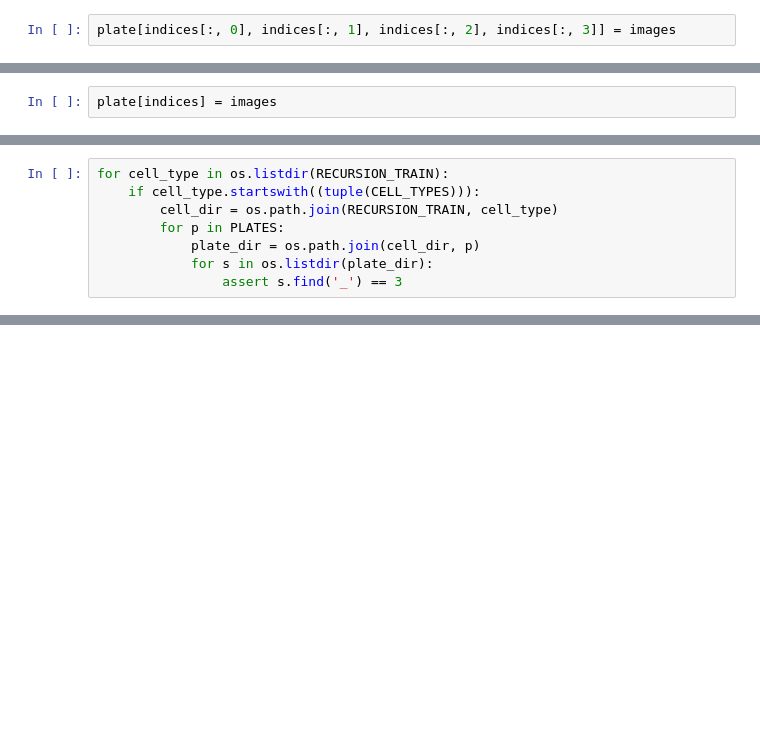
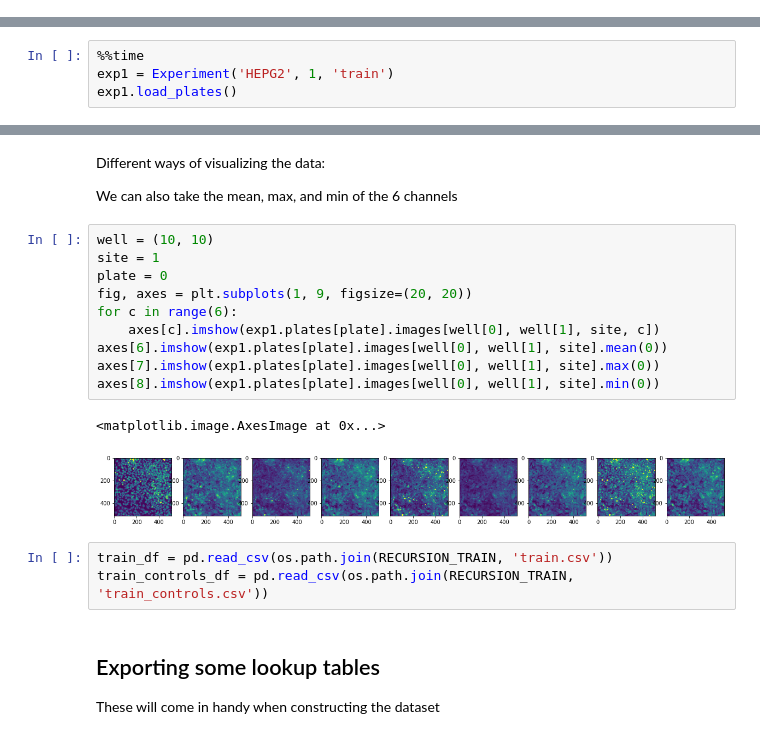
Before and after one commit to kdonbekci/recursion, a Jupyter notebook: _1_Exploration.ipynb, the cells around one changed output, grey strips where cells are left out. Cells and saved outputs as stored; diff of their text form; blank space fills up the shorter version.

```diff
--- a/_1_Exploration.ipynb
+++ b/_1_Exploration.ipynb
@@ -143,2 +0,0 @@ plate = np.zeros((24, 16, 2, 6, 512, 512), dtype=np.float32) - 1
-# %%
-plate[indices[:, 0], indices[:, 1], indices[:, 2], indices[:, 3]] = images
@@ -177,2 +0,0 @@ array([-1., -1., -1., ..., -1., -1., -1.], dtype=float32)
-# %%
-plate[indices] = images
@@ -181,8 +0,0 @@ ValueError: shape mismatch: value array of shape (3696,262144) could not be broa
-# %%
-for cell_type in os.listdir(RECURSION_TRAIN):
-    if cell_type.startswith((tuple(CELL_TYPES))):
-        cell_dir = os.path.join(RECURSION_TRAIN, cell_type)
-        for p in PLATES:
-            plate_dir = os.path.join(cell_dir, p)
-            for s in os.listdir(plate_dir):
-                assert s.find('_') == 3
@@ -196,0 +91,4 @@ plt.imread()
+# %%
+%%time
+exp1 = Experiment('HEPG2', 1, 'train')
+exp1.load_plates()
@@ -196,0 +105,23 @@ plt.imread()
+# %% [markdown]
+Different ways of visualizing the data:
+
+We can also take the mean, max, and min of the 6 channels
+# %%
+well = (10, 10)
+site = 1
+plate = 0
+fig, axes = plt.subplots(1, 9, figsize=(20, 20))
+for c in range(6):
+    axes[c].imshow(exp1.plates[plate].images[well[0], well[1], site, c])
+axes[6].imshow(exp1.plates[plate].images[well[0], well[1], site].mean(0))
+axes[7].imshow(exp1.plates[plate].images[well[0], well[1], site].max(0))
+axes[8].imshow(exp1.plates[plate].images[well[0], well[1], site].min(0))
+# %% [output]
+<matplotlib.image.AxesImage at 0x...>
+[figure, added]
+# %%
+train_df = pd.read_csv(os.path.join(RECURSION_TRAIN, 'train.csv'))
+train_controls_df = pd.read_csv(os.path.join(RECURSION_TRAIN, 'train_controls.csv'))
+# %% [markdown]
+## Exporting some lookup tables
+These will come in handy when constructing the dataset
```
Also changed, not shown: parts of 33 cells of this notebook, 2 other files.
